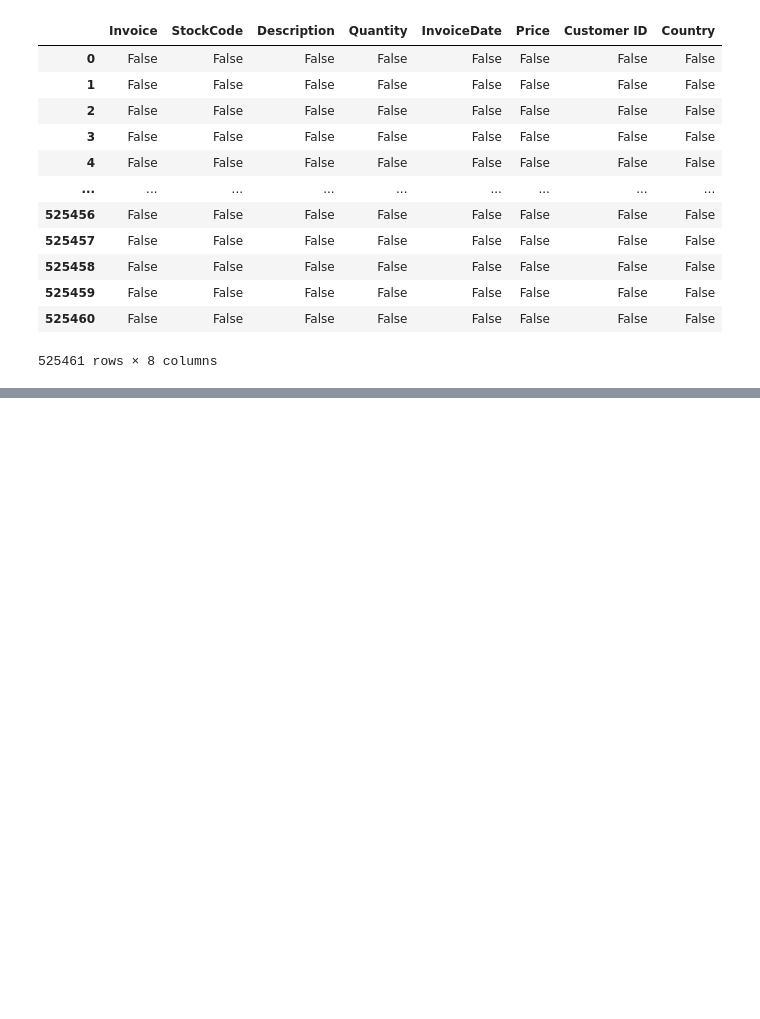
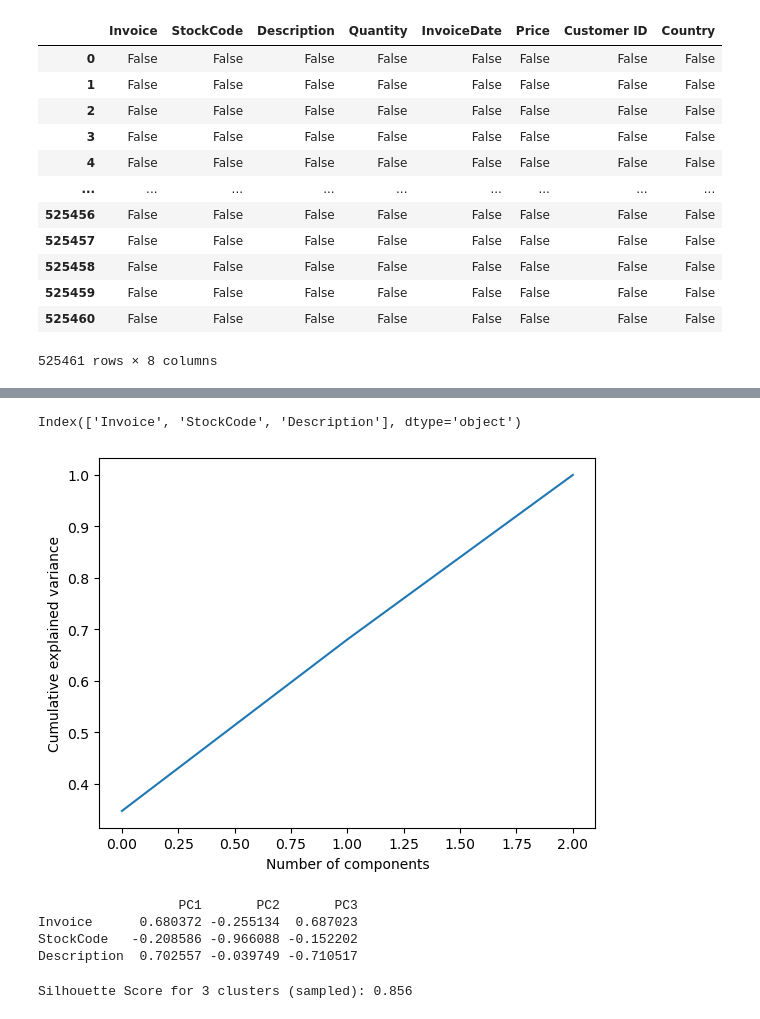
Before and after one commit to Goodevil01/M.L-CA-2, a Jupyter notebook: Joshua Ilori CA 1 M.L .ipynb, the cells around one changed output, grey strips where cells are left out. Saved outputs shown, nothing was run; the diff lists cells and outputs as text; code cells hidden in the pictures; blank space fills up the shorter version.

```diff
--- a/Joshua Ilori CA 1 M.L .ipynb
+++ b/Joshua Ilori CA 1 M.L .ipynb
@@ -238,0 +81,10 @@ cluster_labels = dbscan.fit_predict(df_scaled)
+# %%
+# Chain operations to clean and transform data
+df = (df.assign(**{
+    'Customer ID': lambda x: x['Customer ID'].fillna(0).astype(int),
+    'InvoiceDate': lambda x: pd.to_datetime(x['InvoiceDate'], errors='coerce'),
+    'Country': lambda x: x['Country'].astype('category')
+}))
+
+# Display modified dtypes
+print(df.dtypes)
@@ -238,0 +136,43 @@ cluster_labels = dbscan.fit_predict(df_scaled)
+# %%
+# Revised conditions for categorizing products
+conditions = [
+    pd.isna(df['Description']),  # Check for NaN descriptions
+    df['Description'].str.lower().str.contains('light', na=False),  # Check if description contains 'light', treating NaN as False
+    df['Description'].str.lower().str.contains('frame', na=False),  # Check if description contains 'frame', treating NaN as False
+    df['Description'].str.lower().str.contains('ceramic', na=False),  # Check if description contains 'ceramic', treating NaN as False
+]
+
+# Choices corresponding to the conditions
+choices = ['Unknown', 'Lighting', 'Frames', 'Ceramics']
+
+# Default choice if none of the conditions are True
+default = 'Other'
+
+# Apply conditions and choices to create the 'ProductCategory' column
+df['ProductCategory'] = np.select(conditions, choices, default=default)
+# %%
+selector = VarianceThreshold(threshold=0.1)  # Adjust threshold as needed
+df_var_filtered = selector.fit_transform(df.select_dtypes(include=[np.number]))  # Apply to numeric columns
+print(df.columns[selector.get_support(indices=True)])  # Print the names of the features selected
+# %% [output]
+Index(['Invoice', 'StockCode', 'Description'], dtype='object')
+# %%
+scaler = StandardScaler()
+df_scaled = scaler.fit_transform(df_var_filtered)
+# %%
+# Step 5: Use PCA for dimensionality reduction to visualize the importance of features
+pca = PCA().fit(df_scaled)
+plt.plot(np.cumsum(pca.explained_variance_ratio_))
+plt.xlabel('Number of components')
+plt.ylabel('Cumulative explained variance')
+plt.show()
+# %% [output]
+[figure, added]
+# %%
+pca_loadings = pd.DataFrame(pca.components_.T, index=df.columns[selector.get_support(indices=True)], columns=[f'PC{i+1}' for i in range(len(pca.components_))])
+print(pca_loadings)
+# %% [output]
+                  PC1       PC2       PC3
+Invoice      0.680372 -0.255134  0.687023
+StockCode   -0.208586 -0.966088 -0.152202
+Description  0.702557 -0.039749 -0.710517
@@ -238,0 +186,13 @@ cluster_labels = dbscan.fit_predict(df_scaled)
+# %%
+# Sample a smaller subset of the data for faster computation, e.g., 10%
+sample_indices = np.random.choice(range(len(df_pca)), size=int(0.1 * len(df_pca)), replace=False)
+df_pca_sample = df_pca[sample_indices]
+clusters_sample = clusters[sample_indices]
+
+# Calculate the silhouette score using the sampled data
+# Use all available CPU cores for parallel processing
+silhouette_avg = silhouette_score(df_pca_sample, clusters_sample, n_jobs=-1)
+
+print(f"Silhouette Score for {k} clusters (sampled): {silhouette_avg:.3f}")
+# %% [output]
+Silhouette Score for 3 clusters (sampled): 0.856
```
Also changed, not shown: parts of 25 cells of this notebook.
